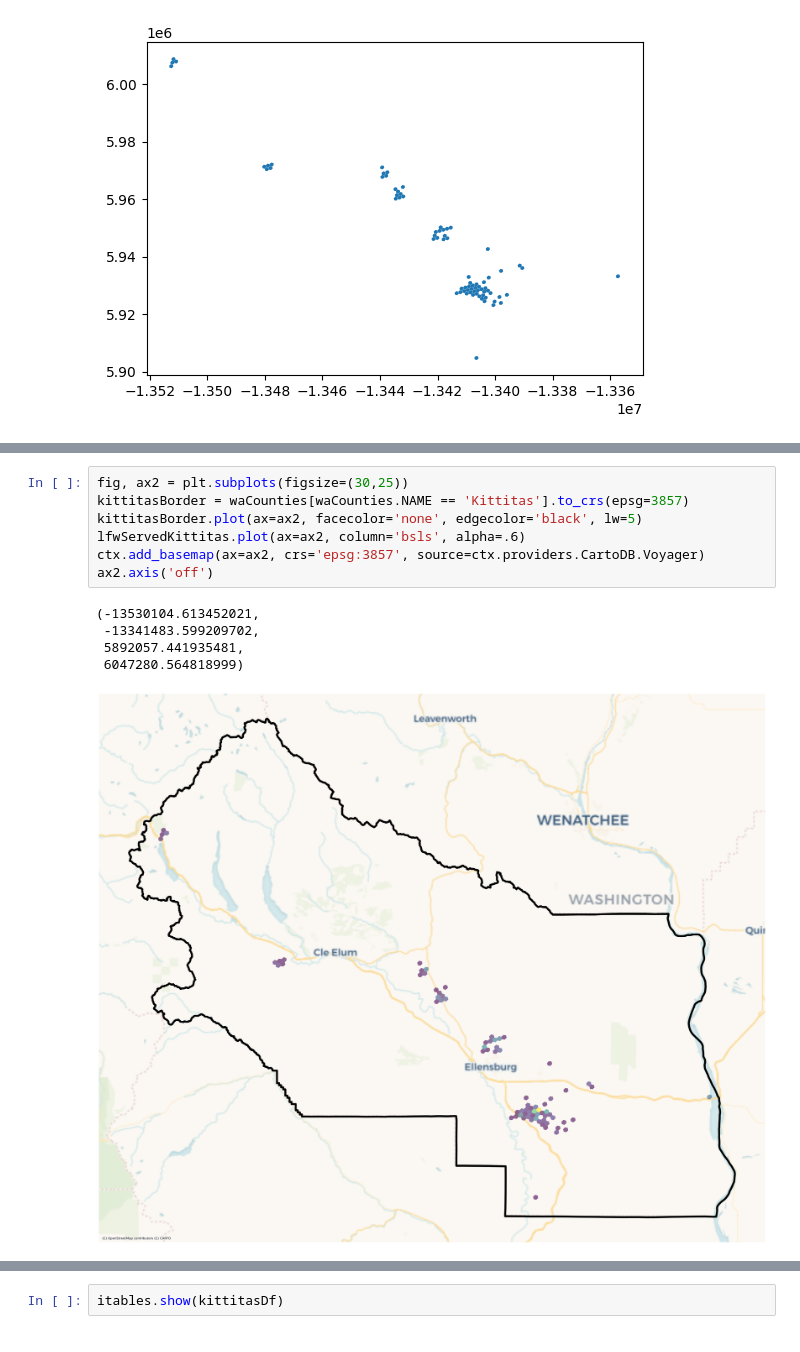
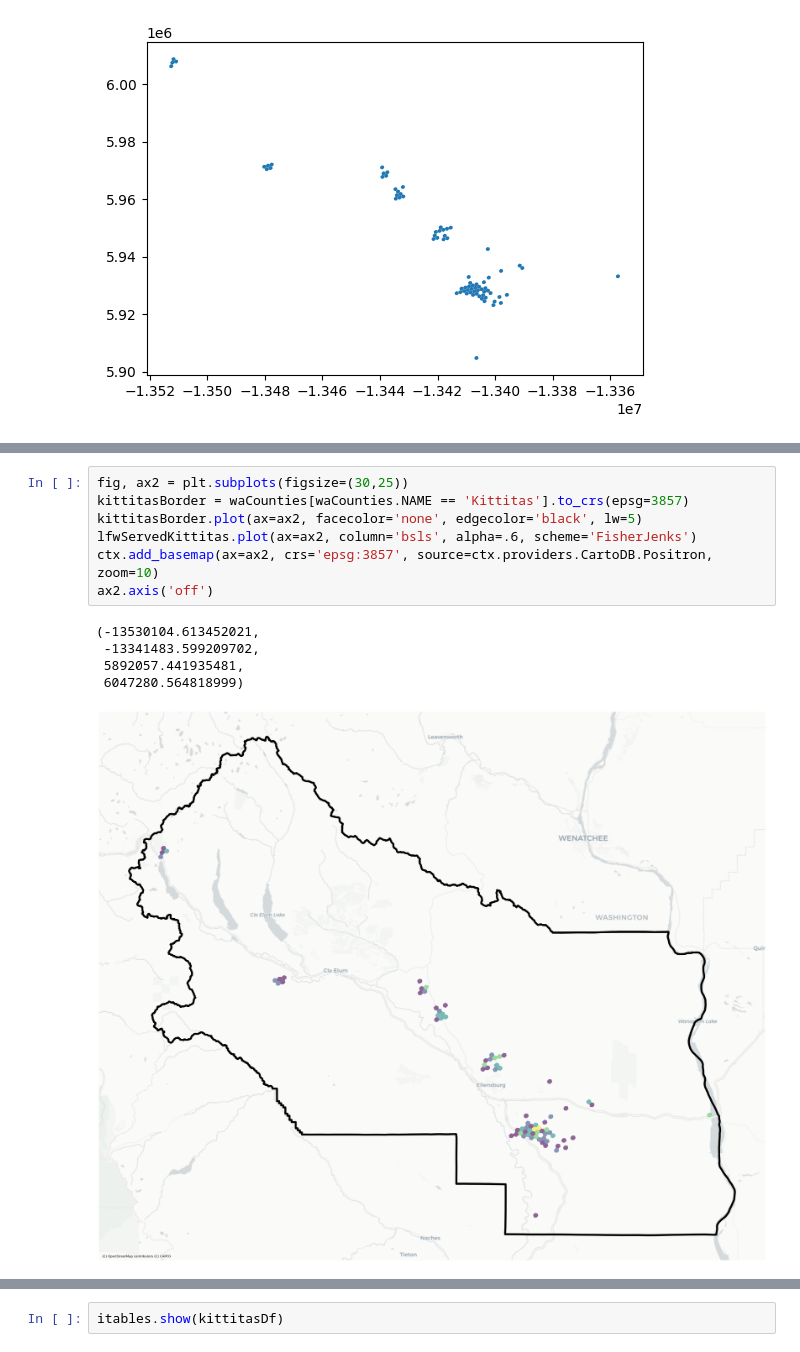
Before and after one commit to npappin-wsu/lteProblemAnalysis, a Jupyter notebook: 2-Kittitas.ipynb, the cells around one changed output, grey strips where cells are left out. Drawn from its saved outputs; the diff is of its cells as text.

```diff
--- a/2-Kittitas.ipynb
+++ b/2-Kittitas.ipynb
@@ -83,15 +81,15 @@ Using FIPS code '53' for input 'WA'
 # %%
 fig, ax2 = plt.subplots(figsize=(30,25))
 kittitasBorder = waCounties[waCounties.NAME == 'Kittitas'].to_crs(epsg=3857)
 kittitasBorder.plot(ax=ax2, facecolor='none', edgecolor='black', lw=5)
-lfwServedKittitas.plot(ax=ax2, column='bsls', alpha=.6)
-ctx.add_basemap(ax=ax2, crs='epsg:3857', source=ctx.providers.CartoDB.Voyager)
+lfwServedKittitas.plot(ax=ax2, column='bsls', alpha=.6, scheme='FisherJenks')
+ctx.add_basemap(ax=ax2, crs='epsg:3857', source=ctx.providers.CartoDB.Positron, zoom=10)
 ax2.axis('off')
 # %% [output]
 (-13530104.613452021,
  -13341483.599209702,
  5892057.441935481,
  6047280.564818999)
-[figure, old version]
+[figure, new version]
 # %%
 m = folium.Map(tiles='CartoDB Positron')
```
Also changed, not shown: parts of 3 cells of this notebook, 4 other files.
